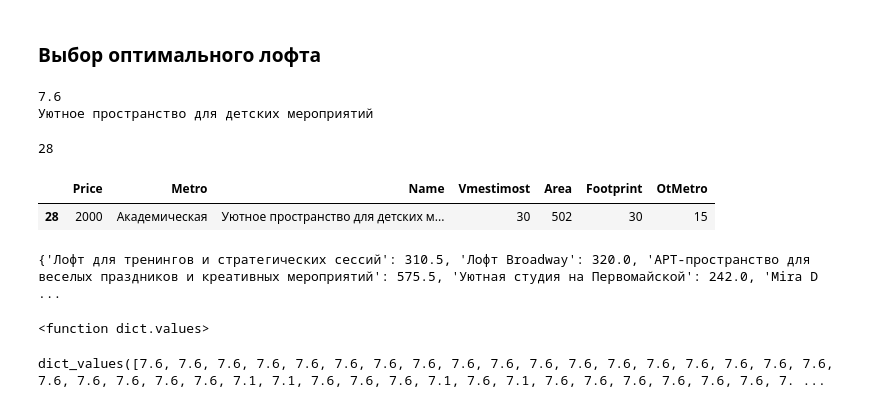
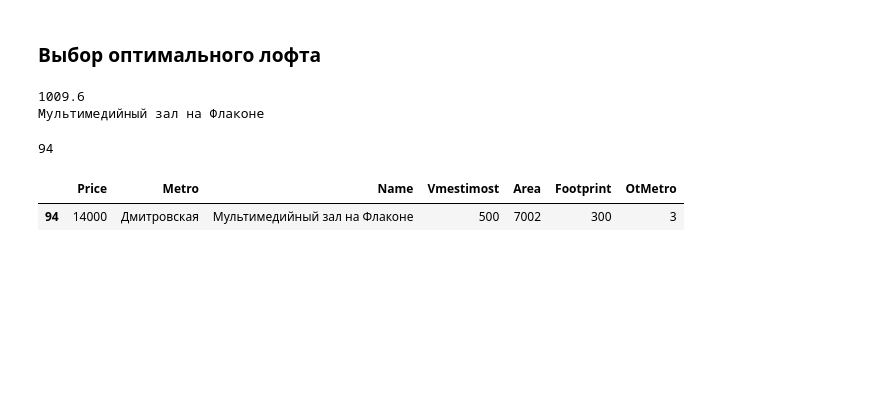
Before and after one commit to Vlad104/BESTHack18_Iron_Instruments_final, a Jupyter notebook: solve0.ipynb, the cells around one changed output. Drawn from its saved outputs; the diff is of its cells as text; code cells hidden in the pictures; blank space fills up the shorter version.

```diff
--- a/solve0.ipynb
+++ b/solve0.ipynb
@@ -137,33 +140,38 @@ names = df_price['Name'].tolist()
 names.reverse()
 i = 0
 for name in names:
-    d[name] = d[name] + 0.1
+    d[name] = d[name] + 0.1*i
+    i += 1
 
 names = df_otmetro['Name'].tolist()
 names.reverse()
 i = 0
 for name in names:
-    d[name] = d[name] + 1
+    d[name] = d[name] + 1*i
+    i += 1
 
 
 names = df_vmest['Name'].tolist()
 names.reverse()
 i = 0
 for name in names:
-    d[name] = d[name] + 3
+    d[name] = d[name] + 3*i
+    i += 1
 
 
 names = df_area['Name'].tolist()
 names.reverse()
 i = 0
 for name in names:
-    d[name] = d[name] + 3
+    d[name] = d[name] + 3*i
+    i += 1
 
 names = df_foot['Name'].tolist()
 names.reverse()
 i = 0
 for name in names:
-    d[name] = d[name] + 0.5
+    d[name] = d[name] + 0.5*i
+    i += 1
 # %%
 max_mark = max(d.values())
 print(max_mark)
@@ -172,28 +180,16 @@ for k in d.keys():
         lider = k
 print(lider)
 # %% [output]
-7.6
-Уютное пространство для детских мероприятий
+1009.6
+Мультимедийный зал на Флаконе
 # %%
 lider_index = dfl['Name'].tolist().index(lider)
 print(lider_index)
 # %% [output]
-28
+94
 # %%
-dd = dfl.loc[dfl['Name'].str.find(k) != -1]
+dd = dfl.loc[dfl['Name'].str.find(lider) != -1]
 dd.head()
 # %% [output]
 |  | Price | Metro | Name | Vmestimost | Area | Footprint | OtMetro |
-| 28 | 2000 | Академическая | Уютное пространство для детских м... | 30 | 502 | 30 | 15 |
+| 94 | 14000 | Дмитровская | Мультимедийный зал на Флаконе | 500 | 7002 | 300 | 3 |
-# %%
-print(d)
-# %% [output]
-{'Лофт для тренингов и стратегических сессий': 310.5, 'Лофт Broadway': 320.0, 'АРТ-пространство для веселых праздников и креативных мероприятий': 575.5, 'Уютная студия на Первомайской': 242.0, 'Mira D ...
-# %%
-d.values
-# %% [output]
-<function dict.values>
-# %%
-print(d.values())
-# %% [output]
-dict_values([7.6, 7.6, 7.6, 7.6, 7.6, 7.6, 7.6, 7.6, 7.6, 7.6, 7.6, 7.6, 7.6, 7.6, 7.6, 7.6, 7.6, 7.6, 7.6, 7.6, 7.6, 7.6, 7.6, 7.1, 7.1, 7.6, 7.6, 7.6, 7.1, 7.6, 7.1, 7.6, 7.6, 7.6, 7.6, 7.6, 7.6, 7. ...
```
Also changed, not shown: parts of 4 cells of this notebook, 1 other file.
